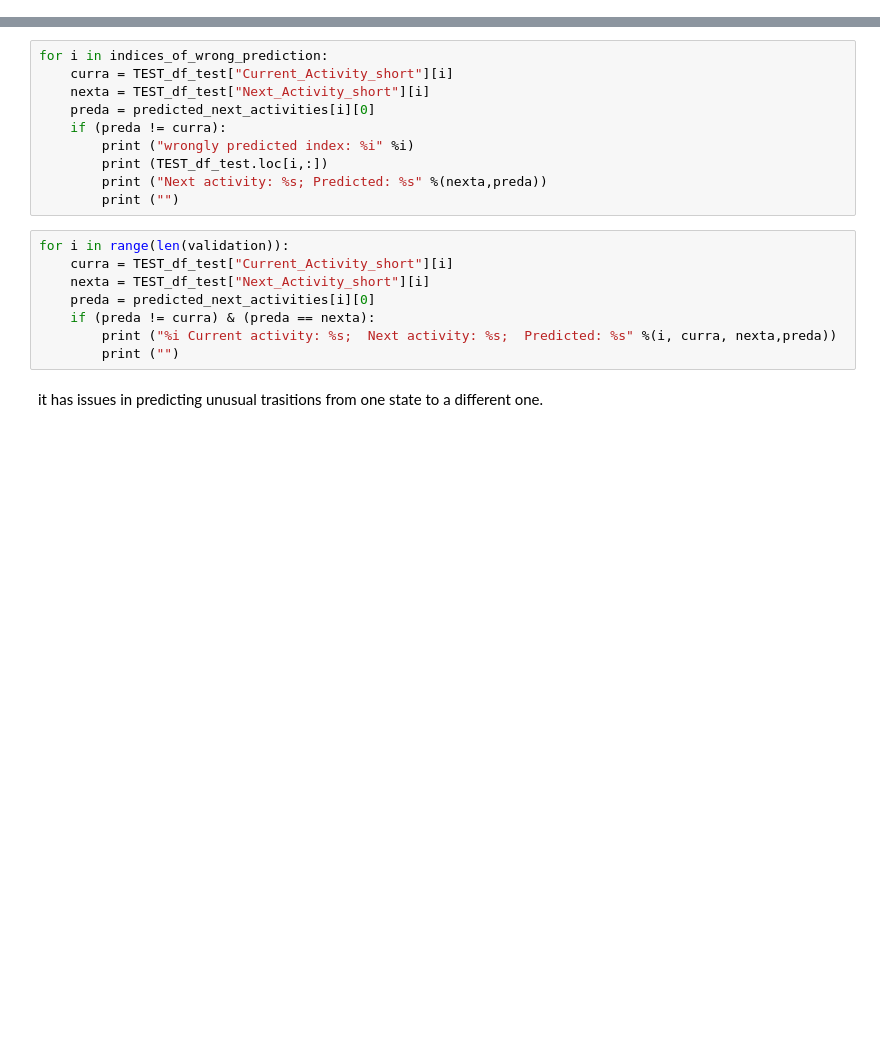
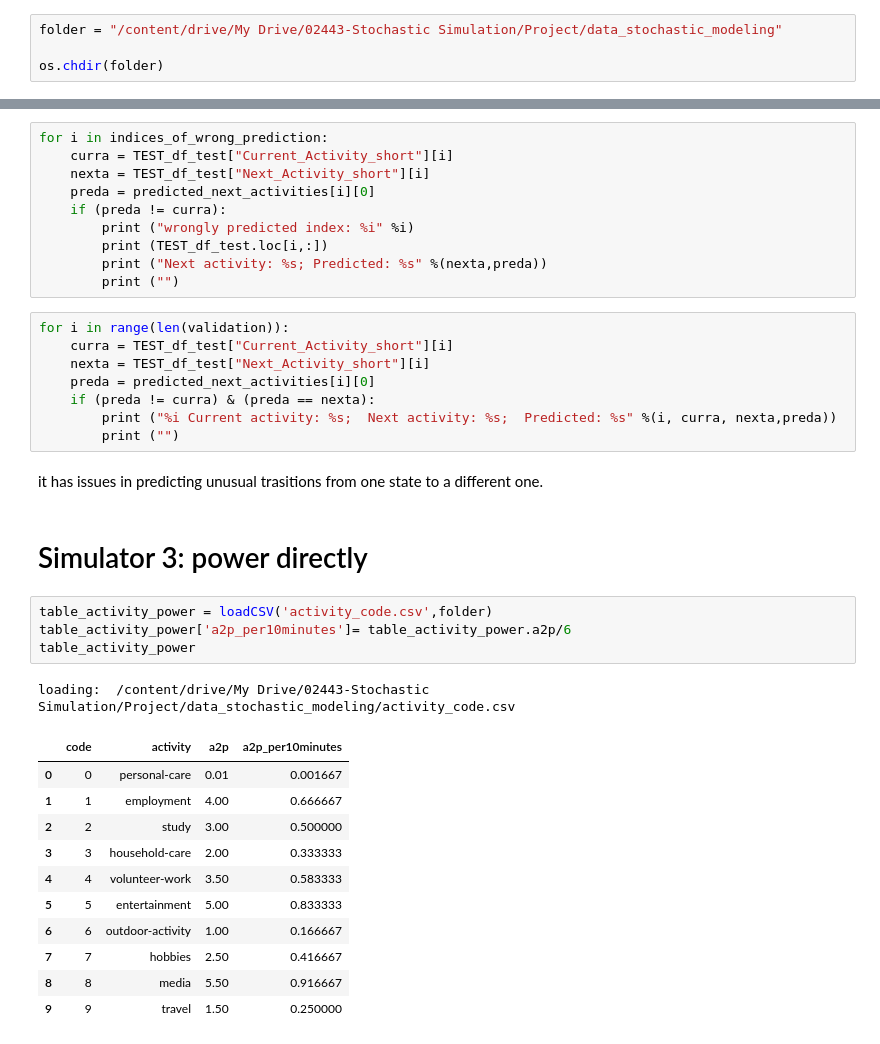
Before and after one commit to arita89/02443-SimSolarEnergy, a Jupyter notebook: code/MarkovChain.ipynb, the cells around one changed output, grey strips where cells are left out. Saved outputs shown, nothing was run; the diff lists cells and outputs as text; blank space fills up the shorter version.

```diff
--- a/code/MarkovChain.ipynb
+++ b/code/MarkovChain.ipynb
@@ -268,2 +282,6 @@ os.chdir(folder)
+# %%
+folder = "/content/drive/My Drive/02443-Stochastic Simulation/Project/data_stochastic_modeling"
+
+os.chdir(folder)
 # %%
 #loading test sets for validation
@@ -1236,3 +1282,22 @@ for i in range(len(validation)):
         print ("")
 # %% [markdown]
 it has issues in predicting unusual trasitions from one state to a different one.
+# %% [markdown]
+# Simulator 3: power directly
+# %%
+table_activity_power = loadCSV('activity_code.csv',folder)
+table_activity_power['a2p_per10minutes']= table_activity_power.a2p/6
+table_activity_power
+# %% [output]
+loading:  /content/drive/My Drive/02443-Stochastic Simulation/Project/data_stochastic_modeling/activity_code.csv
+|  | code | activity | a2p | a2p_per10minutes |
+| 0 | 0 | personal-care | 0.01 | 0.001667 |
+| 1 | 1 | employment | 4.00 | 0.666667 |
+| 2 | 2 | study | 3.00 | 0.500000 |
+| 3 | 3 | household-care | 2.00 | 0.333333 |
+| 4 | 4 | volunteer-work | 3.50 | 0.583333 |
+| 5 | 5 | entertainment | 5.00 | 0.833333 |
+| 6 | 6 | outdoor-activity | 1.00 | 0.166667 |
+| 7 | 7 | hobbies | 2.50 | 0.416667 |
+| 8 | 8 | media | 5.50 | 0.916667 |
+| 9 | 9 | travel | 1.50 | 0.250000 |
```
Also changed, not shown: parts of 46 cells of this notebook, 1 other file.
